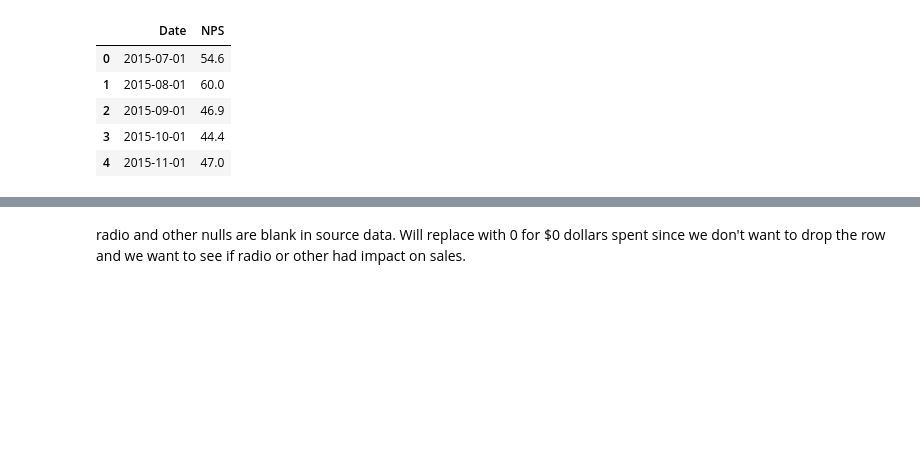
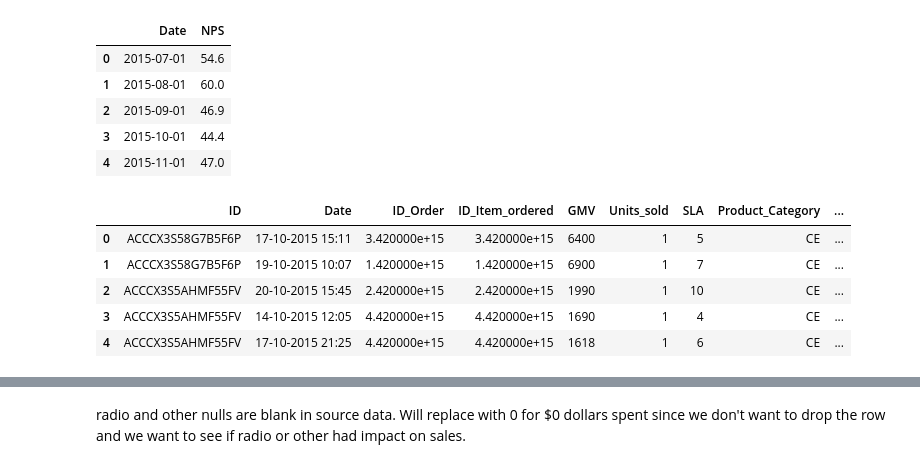
Before and after one commit to deejayrusso/Marketing-Mix-Model, a Jupyter notebook: MMM Notebook.ipynb, the cells around one changed output, grey strips where cells are left out. Cells and saved outputs as stored; diff of their text form; code cells hidden in the pictures; blank space fills up the shorter version.

```diff
--- a/MMM Notebook.ipynb
+++ b/MMM Notebook.ipynb
@@ -9,3 +11,5 @@ import matplotlib.pyplot as plt
 transactions = pd.read_csv('/Users/djdit/OneDrive - University of South Florida/Project/Data/firstfile.csv')
 mediaInvestment = pd.read_csv('/Users/djdit/OneDrive - University of South Florida/Project/Data/MediaInvestment.csv')
 nps_score = pd.read_csv('/Users/djdit/OneDrive - University of South Florida/Project/Data/MonthlyNPSscore.csv')
+#remove sales? Not sure if needed...
+sales = pd.read_csv('/Users/djdit/OneDrive - University of South Florida/Project/Data/Sales.csv', sep='\t')
@@ -131,3 +147,13 @@ nps_score.head()
 | 2 | 2015-09-01 | 46.9 |
 | 3 | 2015-10-01 | 44.4 |
 | 4 | 2015-11-01 | 47.0 |
+# %%
+#Verify data loaded with tab delimiting
+sales.head()
+# %% [output]
+|  | ID | Date | ID_Order | ID_Item_ordered | GMV | Units_sold | SLA | Product_Category | ... |
+| 0 | ACCCX3S58G7B5F6P | 17-10-2015 15:11 | 3.420000e+15 | 3.420000e+15 | 6400 | 1 | 5 | CE | ... |
+| 1 | ACCCX3S58G7B5F6P | 19-10-2015 10:07 | 1.420000e+15 | 1.420000e+15 | 6900 | 1 | 7 | CE | ... |
+| 2 | ACCCX3S5AHMF55FV | 20-10-2015 15:45 | 2.420000e+15 | 2.420000e+15 | 1990 | 1 | 10 | CE | ... |
+| 3 | ACCCX3S5AHMF55FV | 14-10-2015 12:05 | 4.420000e+15 | 4.420000e+15 | 1690 | 1 | 4 | CE | ... |
+| 4 | ACCCX3S5AHMF55FV | 17-10-2015 21:25 | 4.420000e+15 | 4.420000e+15 | 1618 | 1 | 6 | CE | ... |
```
Also changed, not shown: parts of 29 cells of this notebook.
